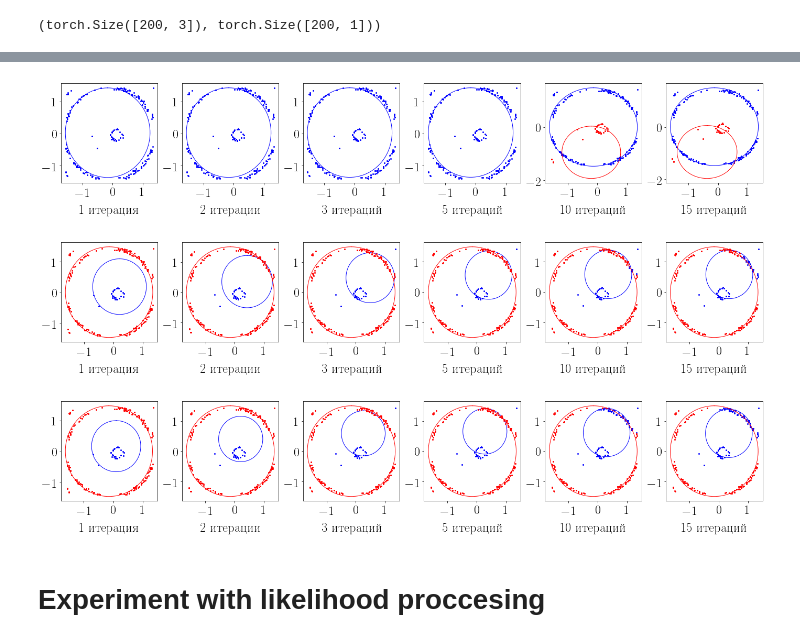
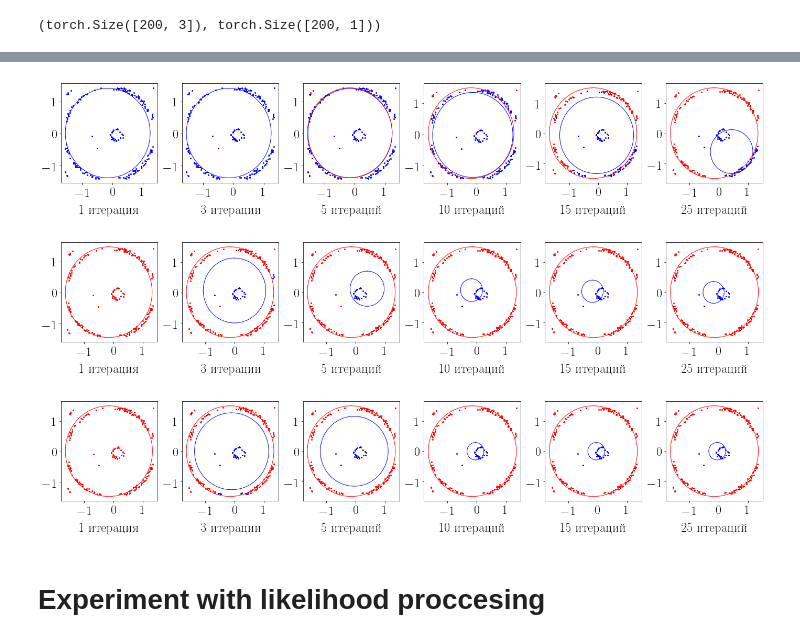
Before and after one commit to andriygav/EMprior, a Jupyter notebook: code/graph.ipynb, the cells around one changed output, grey strips where cells are left out. Cells and saved outputs as stored; diff of their text form; code cells hidden in the pictures.

```diff
--- a/code/graph.ipynb
+++ b/code/graph.ipynb
@@ -455,21 +451,21 @@ def extract_picture(model):
 K = 2
 n = 3
 
-epoch = 100
+epoch = 25
 # %%
 %%time
 
 LIST_A = [torch.Tensor([1, 1, 1]) for _ in range(K)]
-LIST_w = [torch.Tensor([[0.0], [0.0], [0.1]]), torch.Tensor([[0.0], [0.0], [2]])]
+LIST_w = [torch.Tensor([[0], [0], [1]]), torch.Tensor([[0], [0], [2]])]
 
 
 LoM = []
 for k in range(K):
-    LoM.append(EachModelLinear(input_dim = n, device = device, A = torch.eye(3)*LIST_A[k], w = torch.ones(3,1)*LIST_w[k], regul = False))
+    LoM.append(EachModelLinear(input_dim = n, device = device, A = torch.ones(3)*LIST_A[k], w = torch.ones(3,1)*LIST_w[k], regul = False))
 
 HypPar = {'beta': 1}
 
-HpMd = HyperModelNN(input_dim = n, hidden_dim = 3, output_dim = K, device = device)
+HpMd = HyperModelNN(input_dim = n, hidden_dim = 5, output_dim = K, device = device, epochs=1000)
 
 model = MixtureExpert(input_dim = n, K = K, HyperParameters = HypPar, HyperModel = HpMd, ListOfModels = LoM, device = device)
 
@@ -486,16 +482,16 @@ Wall time: 49.6 s
 %%time
 
 LIST_A = [torch.Tensor([1, 1, 1]) for _ in range(K)]
-LIST_w = [torch.Tensor([[0.0], [0.0], [0.1]]), torch.Tensor([[0.0], [0.0], [2]])]
+LIST_w = [torch.Tensor([[0.0], [0.0], [1]]), torch.Tensor([[0.0], [0.0], [2]])]
 
 
 LoM = []
 for k in range(K):
-    LoM.append(EachModelLinear(input_dim = n, device = device, A = torch.eye(3)*LIST_A[k], w = torch.ones(3,1)*LIST_w[k], regul=True))
+    LoM.append(EachModelLinear(input_dim = n, device = device, A = torch.ones(3)*LIST_A[k], w = torch.ones(3,1)*LIST_w[k], regul=True))
 
-HypPar = {'beta': 1, 'alpha': 1}
+HypPar = {'beta': 1, 'alpha': 1e-5}
 
-HpMd = HyperModelNN(input_dim = n, hidden_dim = 3, output_dim = K, device = device)
+HpMd = HyperModelNN(input_dim = n, hidden_dim = 5, output_dim = K, device = device, epochs=1000)
 
 model = MixtureExpert(input_dim = n, K = K, HyperParameters = HypPar, HyperModel = HpMd, ListOfModels = LoM, ListOfRegularizeModel = [RegularizeModel(ListOfModels = LoM)], device = device)
 
@@ -516,7 +512,7 @@ for k in range(K):
 
 HypPar = {'beta': 1}
 
-HpMd = HyperModelNN(input_dim = n, hidden_dim = 3, output_dim = K, device = device)
+HpMd = HyperModelNN(input_dim = n, hidden_dim = 5, output_dim = K, device = device, epochs=1000)
 
 model = MixtureExpert(input_dim = n, K = K, HyperParameters = HypPar, HyperModel = HpMd, ListOfModels = LoM, device = device)
 
@@ -631,7 +627,7 @@ plt.rcParams["legend.labelspacing"] = 0.1
 plt.rcParams["legend.handletextpad"] = 0.1
 #################################################
 
-epochs = [1, 2, 3, 5, 10, 15]
+epochs = [1, 3, 5, 10, 15, 25]
 
 t = np.linspace(0, 2*np.pi, 100)
 
@@ -646,7 +642,7 @@ elif lang == 'ru':
 if lang == 'eng':
     cols = [str(e) + 'epoch' for e in epochs]
 elif lang == 'ru':
-    cols = ['1 итерация', '2 итерации', '3 итераций', '5 итераций', '10 итераций', '15 итераций']
+    cols = ['1 итерация', '3 итерации', '5 итераций', '10 итераций', '15 итераций', '25 итераций']
 
 
 # -----------------1---------------------
@@ -710,36 +706,36 @@ plt.show()
 
 # -----------------3---------------------
 fig = plt.figure();
 
 gs = gridspec.GridSpec(1, len(epochs))
 
 ax = []
 for k in range(len(List_of_step)):
     ax.append(fig.add_subplot(gs[k]))
 
 for k in range(len(ax)):
     ax[k].set_title(cols[k], y=-0.34)
 
 List_of_step = [(List_of_step_Prior_Regular[k - 1], k) for k in epochs]
 for k in range(len(List_of_step)):
     (CIRCLE, idx), epoch = List_of_step[k]
 
     for i in np.unique(idx):
         _ = ax[k].plot(x[idx == i], y[idx == i], '.', color = colors[i])
 
         x0, y0, r = CIRCLE[i]
         x_plot = x0 + r*np.sin(t)
         y_plot = y0 + r*np.cos(t)
 
         _ = ax[k].plot(x_plot, y_plot, '-', color = colors[i])
 
 plt.subplots_adjust(wspace=0.25, hspace=0.35)
 plt.savefig('./' + folder_result + '/experiment_real_regular.pdf', bbox_inches='tight')
 plt.show()
 # %% [output]
-[figure, old version]
+[figure, new version]
-[figure, old version]
+[figure, new version]
-[figure, old version]
+[figure, new version]
 # %% [markdown]
 # Experiment with likelihood proccesing
 # %%
```
Also changed, not shown: parts of 25 cells of this notebook, 19 other files.
